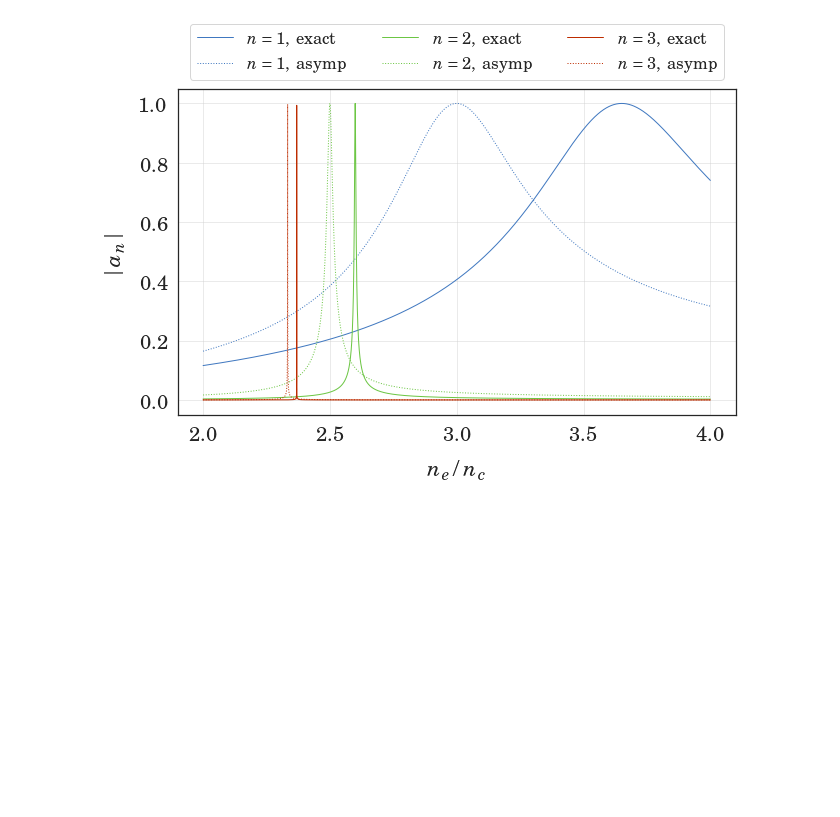
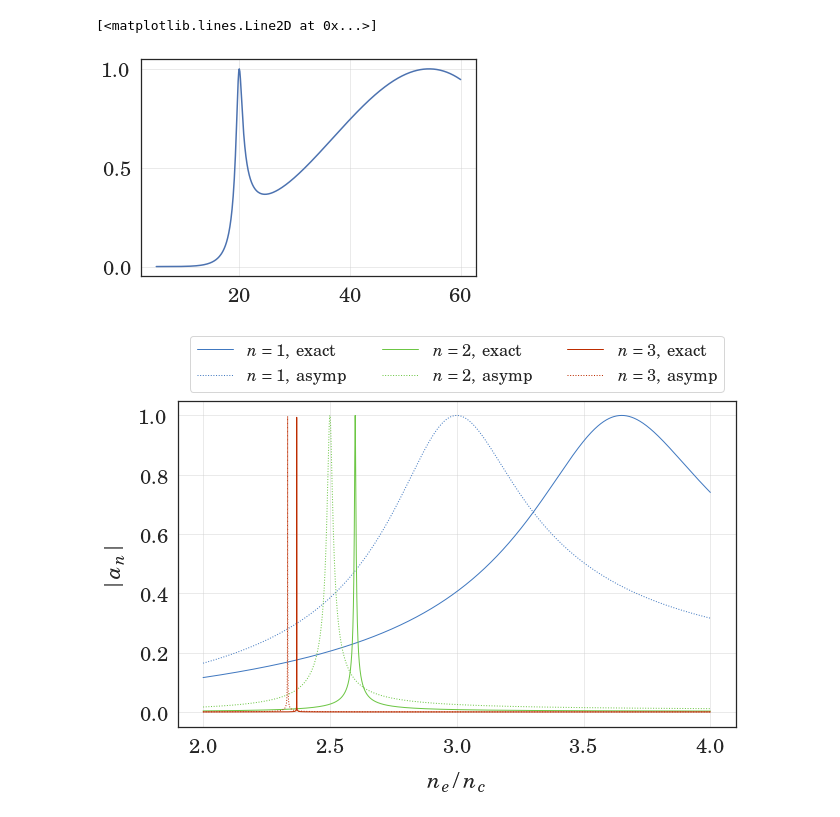
Before and after one commit to Misery7100-Magistracy/Angular-dispersion-boost, a Jupyter notebook: computations/mie_graphics.ipynb, the cells around one changed output. Cells and saved outputs as stored; diff of their text form; code cells hidden in the pictures; blank space fills up the shorter version.

```diff
--- a/computations/mie_graphics.ipynb
+++ b/computations/mie_graphics.ipynb
@@ -3,6 +3,27 @@ from processing import msevn
 import numpy as np
 
 msevn.configure_mpl()
+# %%
+from processing.msevn.mie.equations import *
+import matplotlib.pyplot as plt
+
+a_res = 30
+n_order = 3
+a = np.arange(5, 60.05, 0.1)
+k = 2 * np.pi / 83
+x = k * a
+m_scat = resonance_m_squared(k * a_res, n=n_order)
+
+an_abs = np.abs(a_n_sph_full(x=x, n=n_order, m=complex(0, np.sqrt(-m_scat))))
+
+
+an_abs2 = np.abs(a_n_sph1(x=x, n=n_order, m=np.sqrt(-m_scat)))
+
+plt.plot(a, an_abs)
+#plt.plot(a, an_abs2)
+# %% [output]
+[<matplotlib.lines.Line2D at 0x...>]
+[figure, added]
 # %%
 ff, lgd = msevn.mie_plot.scattering_coefficient(ne=np.linspace(2, 4, 100000), ka=0.5, asymp=True)
 ff.savefig('../tex/components/img/sph_base/sph_ka0.5_123.pdf', bbox_inches='tight', bbox_extra_artists=(lgd,))
```
Also changed, not shown: 2 other files.
